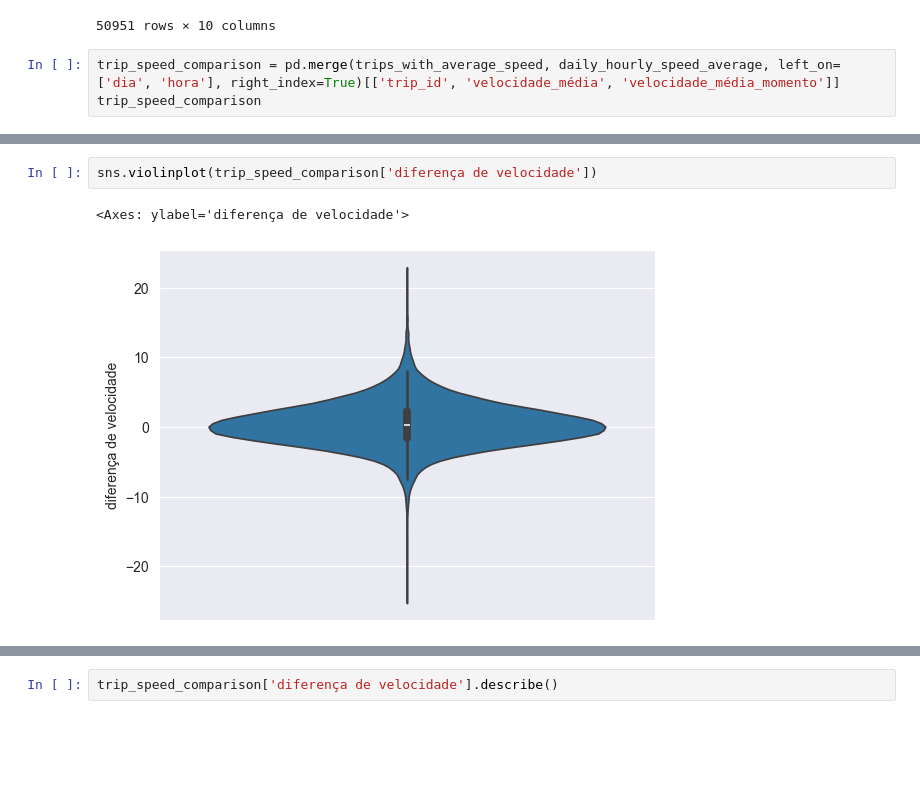
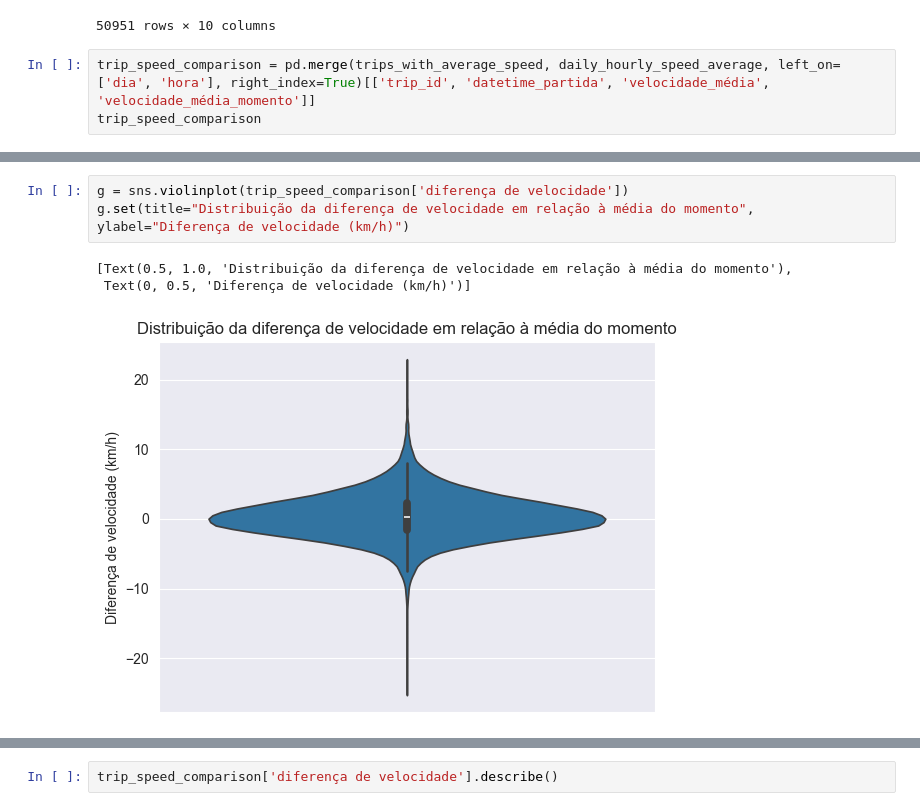
Before and after one commit to Thlamz/transportation, a Jupyter notebook: analysis.ipynb, the cells around one changed output, grey strips where cells are left out. Saved outputs shown, nothing was run; the diff lists cells and outputs as text; blank space fills up the shorter version.

```diff
--- a/analysis.ipynb
+++ b/analysis.ipynb
@@ -464,6 +464,6 @@ trips_with_average_speed
 | 63383 | 33869 | 2023-07-30 21:47:13 | 2023-07-30 22:59:43 | A41457 | V | 73 | 19.346154 | ... |
 50951 rows × 10 columns
 # %%
-trip_speed_comparison = pd.merge(trips_with_average_speed, daily_hourly_speed_average, left_on=['dia', 'hora'], right_index=True)[['trip_id', 'velocidade_média', 'velocidade_média_momento']]
+trip_speed_comparison = pd.merge(trips_with_average_speed, daily_hourly_speed_average, left_on=['dia', 'hora'], right_index=True)[['trip_id', 'datetime_partida', 'velocidade_média', 'velocidade_média_momento']]
 trip_speed_comparison
 # %% [output]
@@ -505,5 +508,7 @@ sns.kdeplot(trip_speed_comparison['diferença de velocidade'])
 # %%
-sns.violinplot(trip_speed_comparison['diferença de velocidade'])
+g = sns.violinplot(trip_speed_comparison['diferença de velocidade'])
+g.set(title="Distribuição da diferença de velocidade em relação à média do momento", ylabel="Diferença de velocidade (km/h)")
 # %% [output]
-<Axes: ylabel='diferença de velocidade'>
+[Text(0.5, 1.0, 'Distribuição da diferença de velocidade em relação à média do momento'),
+ Text(0, 0.5, 'Diferença de velocidade (km/h)')]
-[figure, old version]
+[figure, new version]
```
Also changed, not shown: parts of 4 cells of this notebook.
